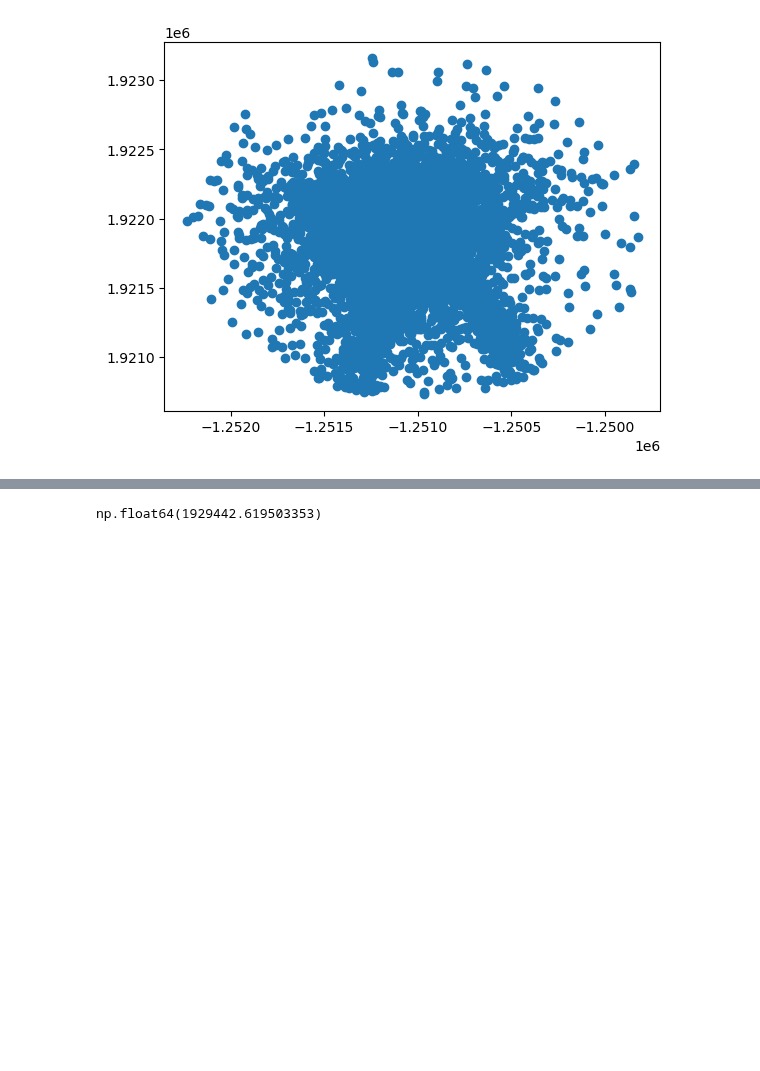
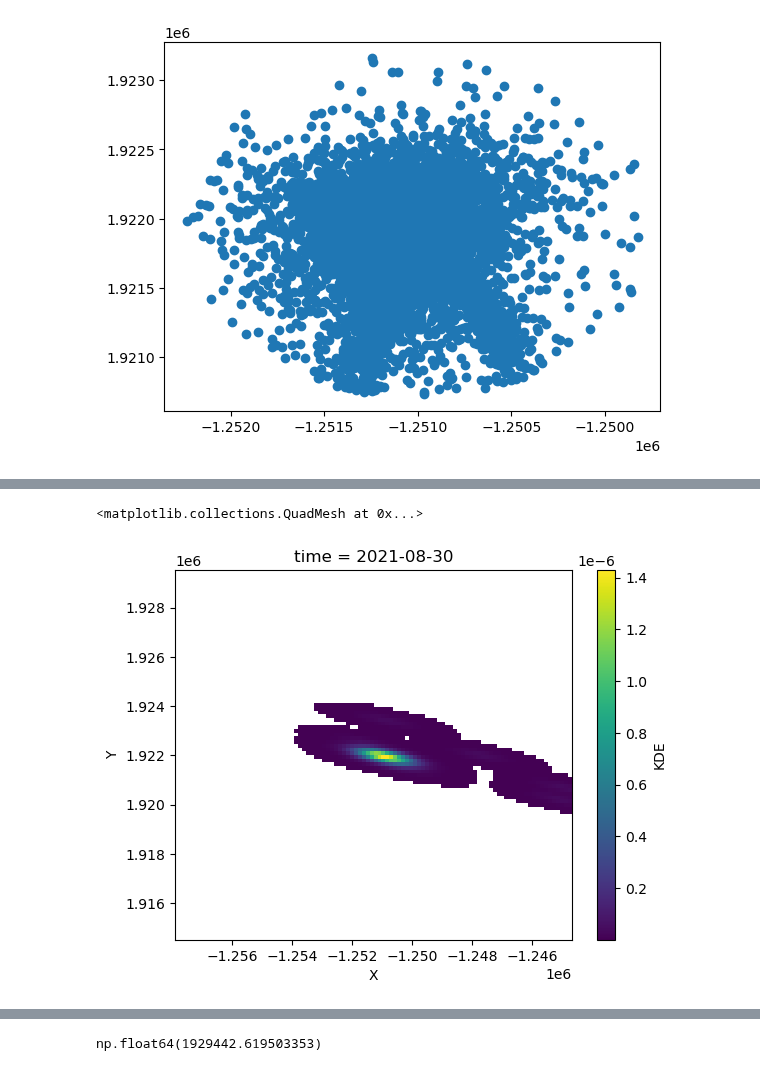
Before and after one commit to utah-geological-survey/MicroMet, a Jupyter notebook: Notebooks/Footprints/row_footprint.ipynb, the cells around one changed output, grey strips where cells are left out. Cells and saved outputs as stored; diff of their text form; code cells hidden in the pictures; blank space fills up the shorter version.

```diff
--- a/Notebooks/Footprints/row_footprint.ipynb
+++ b/Notebooks/Footprints/row_footprint.ipynb
@@ -135,2 +109,0 @@ def calc_footprint_extent(r, zm, h, u_zm, ustar, k=0.4):
-# %%
-data['FETCH_40_TEST'] = calc_footprint_extent(.40,2,2000,data['WS'],data['USTAR'],)
@@ -230,14 +109,0 @@ def kljun_04(std_w: float, ustar: float, zL: float, sonic_height: float,
-# %%
-data["sonic_height"]=2.0
-
-# Apply kljun_04 function to each row
-def compute_footprint(row):
-    footprint = kljun_04(row["U_SIGMA"], row["USTAR"], row['ZL'],
-                         row["sonic_height"], row["disp_height"], row["rough_length"])
-    return pd.Series(vars(footprint))  # Convert dataclass to series
-
-# Apply function and merge results into DataFrame
-df_footprint = df.apply(compute_footprint, axis=1)
-
-# Merge with original DataFrame
-df = pd.concat([df, df_footprint], axis=1)
@@ -261,9 +109,0 @@ Index(['TIMESTAMP_START', 'TIMESTAMP_END', 'CO2', 'CO2_SIGMA', 'H2O',
-# %%
-import matplotlib.pyplot as plt
-data['FETCH_40_TEST'] = np.where(data['FETCH_40_TEST']>0,data['FETCH_40_TEST'],np.nan)
-data['FETCH_40'] = np.where(data['FETCH_40']>0,data['FETCH_40'],np.nan)
-
-plt.scatter(data['FETCH_40_TEST'].replace(-9999,np.nan),data['FETCH_40'].replace(-9999,np.nan))
-plt.grid()
-plt.xlim(0,1000)
-plt.ylim(0,1000)
@@ -334,0 +203,4 @@ gdf.set_crs(epsg=5070, inplace=True)
+# %%
+for day in gdf_day.index.date:
+    print(day)
+#print(gdf.geometry.envelope)
@@ -334,0 +316,6 @@ gdf.set_crs(epsg=5070, inplace=True)
+# %%
+import datetime
+kde_da_all.sel(time=datetime.date(2021, 8, 30)).plot()
+# %% [output]
+<matplotlib.collections.QuadMesh at 0x...>
+[figure, added]
```
Also changed, not shown: parts of 16 cells of this notebook, 11 other files.
